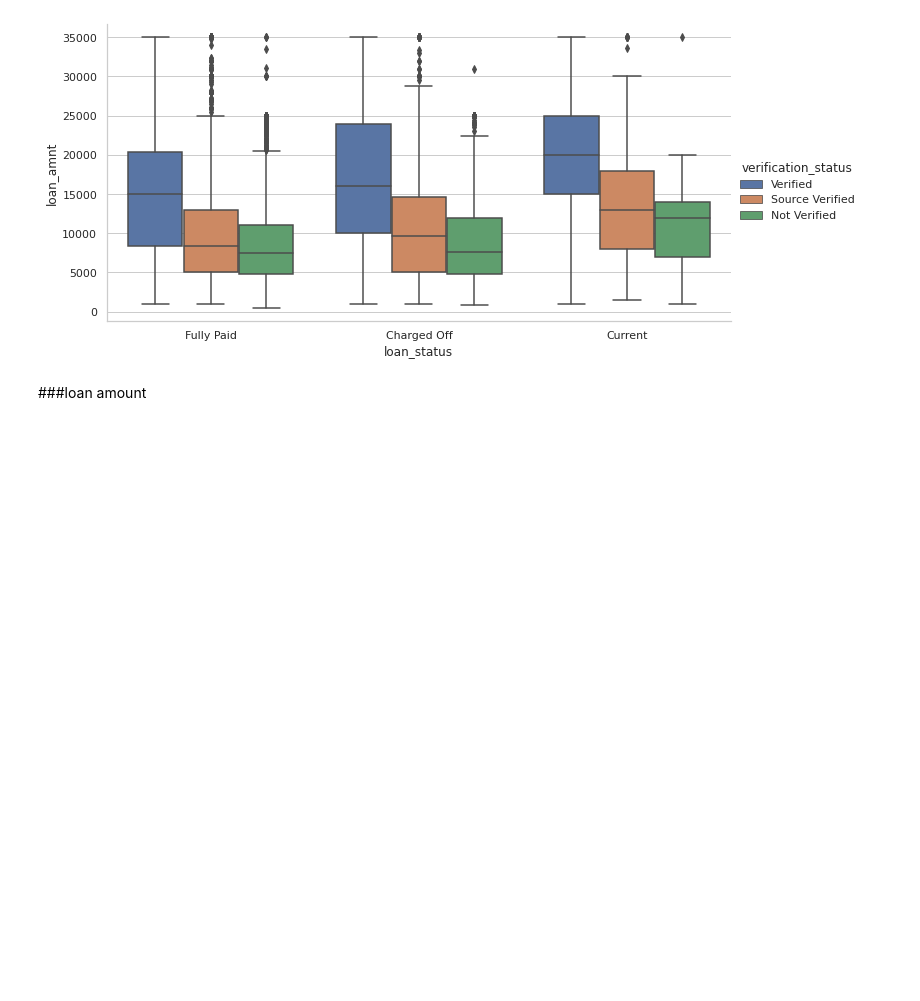
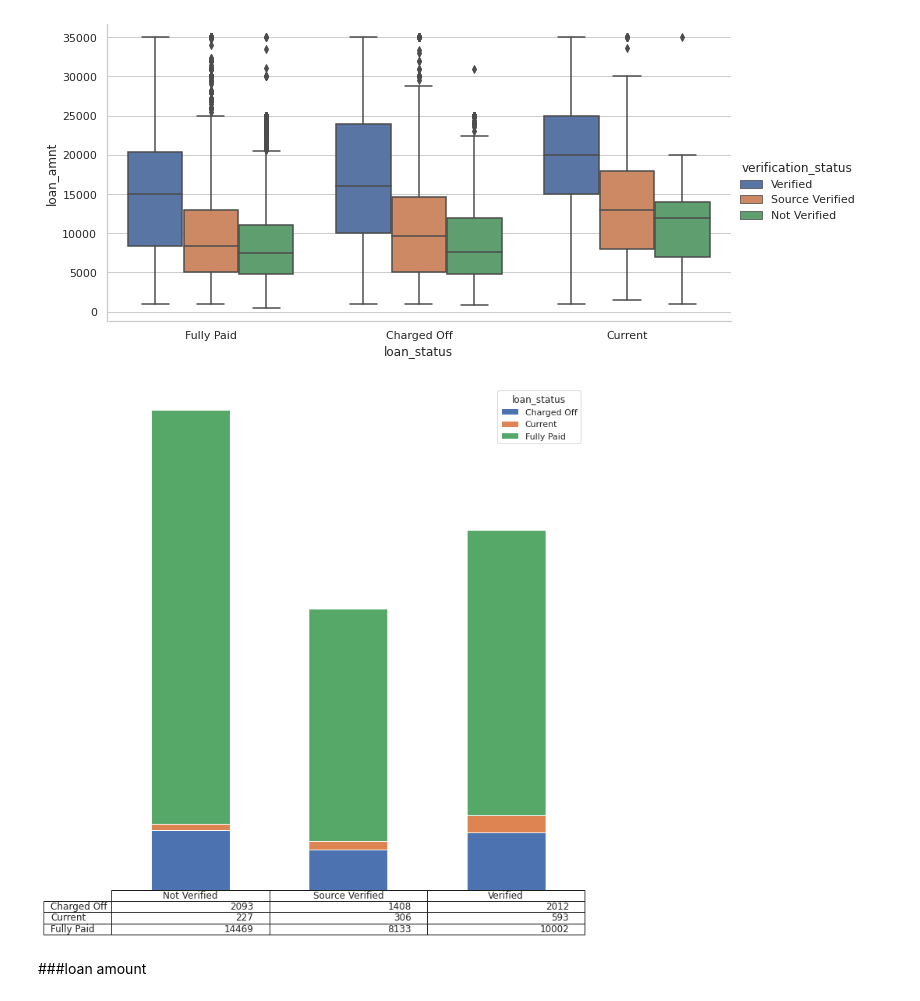
Before and after one commit to karthikmnkrishna/Loan-default-prediction, a Jupyter notebook: Loan_Case_study.ipynb, the cells around one changed output. Drawn from its saved outputs; the diff is of its cells as text; code cells hidden in the pictures; blank space fills up the shorter version.

```diff
--- a/Loan_Case_study.ipynb
+++ b/Loan_Case_study.ipynb
@@ -317,6 +317,10 @@ sns.catplot(x="loan_status", y="loan_amnt", hue="verification_status", kind="box
 # %% [output]
 <seaborn.axisgrid.FacetGrid at 0x...>
 [figure]
+# %%
+bar_plot('verification_status' ,'loan_status')
+# %% [output]
+[figure, added]
 # %% [markdown]
 ###loan amount
 # %%
```
